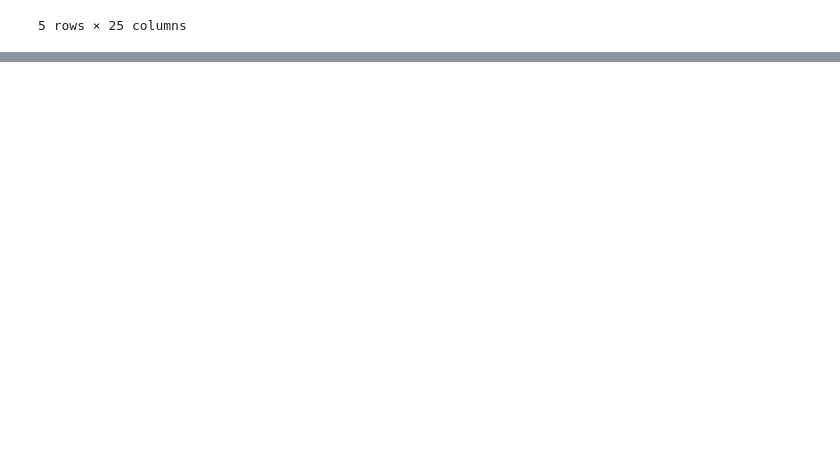
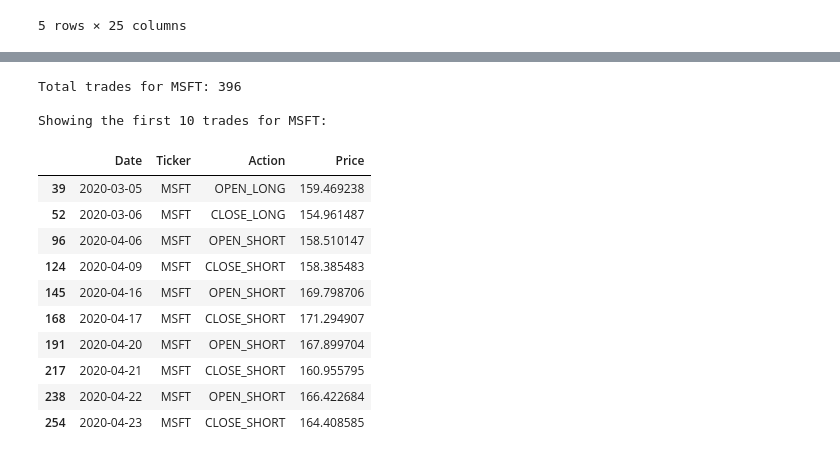
Before and after one commit to ArjunPatel32/MMR_ML_Trading, a Jupyter notebook: main.ipynb, the cells around one changed output, grey strips where cells are left out. Saved outputs shown, nothing was run; the diff lists cells and outputs as text; code cells hidden in the pictures; blank space fills up the shorter version.

```diff
--- a/main.ipynb
+++ b/main.ipynb
@@ -174,0 +109,5 @@ for label, df in all_backtests:
+# %%
+# Compute next-day returns from each approach
+momentum_returns   = compute_signal_returns(data, momentum_signals)
+meanrev_returns    = compute_signal_returns(data, meanrev_signals)
+label = build_strategy_choice_label(momentum_returns, meanrev_returns)
@@ -174,0 +116,4 @@ for label, df in all_backtests:
+# %%
+# Build features & train the "strategy chooser"
+features = build_feature_matrix(data, momentum_df, zscore_df, vol_window=20)
+clf = train_strategy_chooser(features, label)
@@ -174,0 +125,8 @@ for label, df in all_backtests:
+# %%
+# Generate the final signals day by day based on classifier
+final_signals = generate_final_signal(
+    clf,
+    features,
+    momentum_signals,
+    meanrev_signals
+)
@@ -174,0 +160,3 @@ for label, df in all_backtests:
+# %%
+trade_log = build_trade_log(final_signals, data)
+print(trade_log.head(10))
@@ -174,0 +175,17 @@ for label, df in all_backtests:
+# %%
+msft_trades = get_trades_for_stock(trade_log, 'MSFT', x=10)
+# %% [output]
+Total trades for MSFT: 396
+
+Showing the first 10 trades for MSFT:
+|  | Date | Ticker | Action | Price |
+| 39 | 2020-03-05 | MSFT | OPEN_LONG | 159.469238 |
+| 52 | 2020-03-06 | MSFT | CLOSE_LONG | 154.961487 |
+| 96 | 2020-04-06 | MSFT | OPEN_SHORT | 158.510147 |
+| 124 | 2020-04-09 | MSFT | CLOSE_SHORT | 158.385483 |
+| 145 | 2020-04-16 | MSFT | OPEN_SHORT | 169.798706 |
+| 168 | 2020-04-17 | MSFT | CLOSE_SHORT | 171.294907 |
+| 191 | 2020-04-20 | MSFT | OPEN_SHORT | 167.899704 |
+| 217 | 2020-04-21 | MSFT | CLOSE_SHORT | 160.955795 |
+| 238 | 2020-04-22 | MSFT | OPEN_SHORT | 166.422684 |
+| 254 | 2020-04-23 | MSFT | CLOSE_SHORT | 164.408585 |
```
Also changed, not shown: parts of 18 cells of this notebook, 10 other files.
